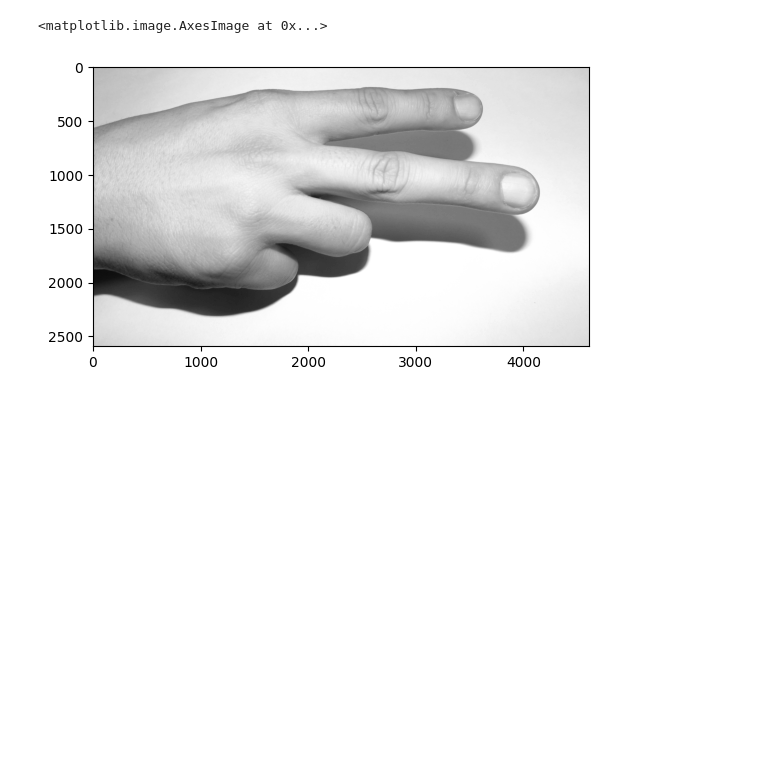
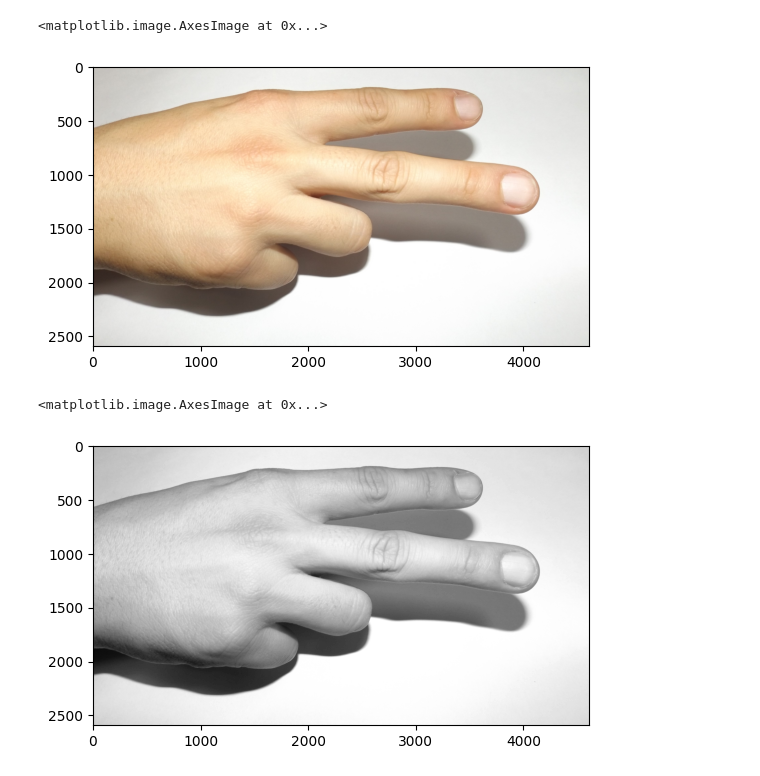
Before and after one commit to AhmedAlaa2024/Hand-Gesture-Recognition, a Jupyter notebook: Preprocessing/HOG.ipynb, the cells around one changed output. Drawn from its saved outputs; the diff is of its cells as text; code cells hidden in the pictures; blank space fills up the shorter version.

Commit message:
read image and convert to RGB space

```diff
--- a/Preprocessing/HOG.ipynb
+++ b/Preprocessing/HOG.ipynb
@@ -2,6 +2,19 @@
 # Before applying HOG, the following preprocessing steps are typically performed on the image:
 import cv2
 import matplotlib.pyplot as plt
+# %%
+# Read the image
+image_path = '2_woman (3).JPG'
+img = cv2.imread(image_path)
+
+# convert BGR to RGB color space, because jpg images are in BGR color space and imshow works on image in RGB space
+img = img[:, :, ::-1]
+
+# Display the image
+plt.imshow(img)
+# %% [output]
+<matplotlib.image.AxesImage at 0x...>
+[figure, added]
 # %%
 # Convert the image to grayscale:
 # HOG operates on grayscale images, so the input image needs to be converted to grayscale.
```
